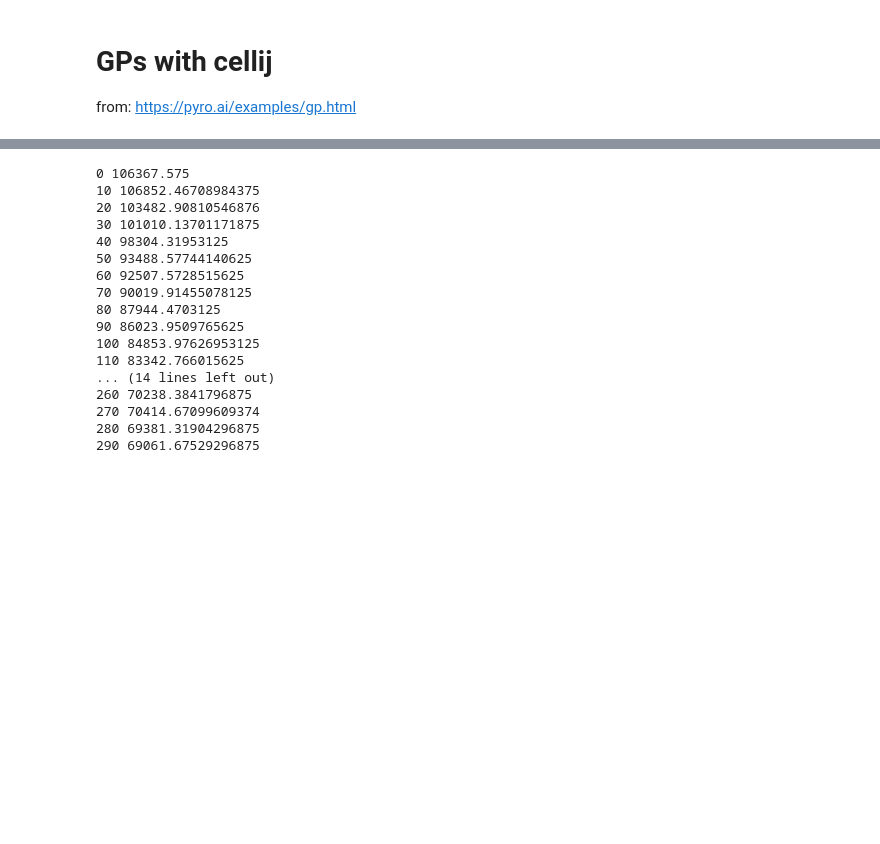
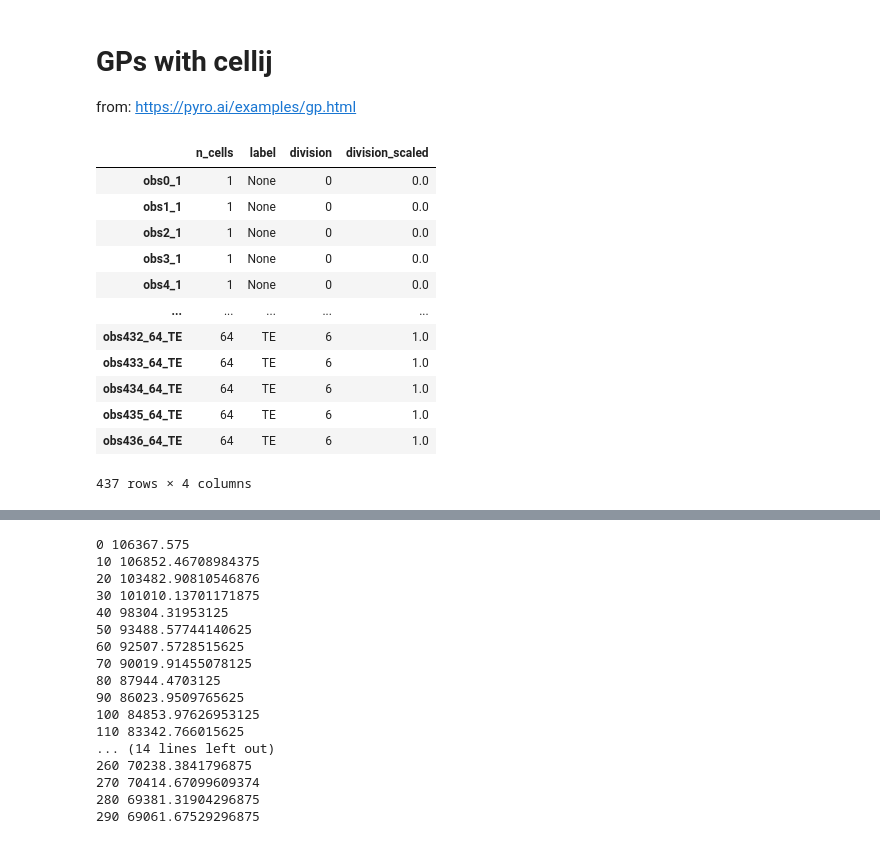
Before and after one commit to bioFAM/cellij, a Jupyter notebook: notebooks/new_gp.ipynb, the cells around one changed output, grey strips where cells are left out. Cells and saved outputs as stored; diff of their text form; code cells hidden in the pictures; blank space fills up the shorter version.

```diff
--- a/notebooks/new_gp.ipynb
+++ b/notebooks/new_gp.ipynb
@@ -15 +26,33 @@ import cellij
 pyro.set_rng_seed(0)
+# %%
+data = pd.read_csv("/Users/tim.treis/Downloads/guo2010_qpcr.csv", sep=",", index_col=0)
+
+modalities = {}
+cell_labels = data.index.values.tolist()
+data.index = [i.replace(" ", "_") for i in data.index.values.tolist()]
+data.index = [f"obs{idx}_{name}" for name, idx in zip(data.index, range(len(data.index)))]
+modalities["qPCR"] = anndata.AnnData(X=data, dtype="float32")
+
+mdata = mu.MuData(modalities)
+metadata = pd.DataFrame()
+metadata["n_cells"] = [int(label.split(" ")[0]) for label in cell_labels]
+metadata["label"] = [label.split(" ")[1] if len(label.split(" ")) == 2 else None for label in cell_labels]
+metadata["division"] = np.log2(metadata["n_cells"]).astype(int)
+metadata["division_scaled"] = metadata["division"] / 6
+metadata.index = mdata.obs.index
+mdata.obs = mdata.obs.join(metadata)
+mdata.obs
+# %% [output]
+|  | n_cells | label | division | division_scaled |
+| obs0_1 | 1 | None | 0 | 0.0 |
+| obs1_1 | 1 | None | 0 | 0.0 |
+| obs2_1 | 1 | None | 0 | 0.0 |
+| obs3_1 | 1 | None | 0 | 0.0 |
+| obs4_1 | 1 | None | 0 | 0.0 |
+| ... | ... | ... | ... | ... |
+| obs432_64_TE | 64 | TE | 6 | 1.0 |
+| obs433_64_TE | 64 | TE | 6 | 1.0 |
+| obs434_64_TE | 64 | TE | 6 | 1.0 |
+| obs435_64_TE | 64 | TE | 6 | 1.0 |
+| obs436_64_TE | 64 | TE | 6 | 1.0 |
+437 rows × 4 columns
```
Also changed, not shown: parts of 7 cells of this notebook, 1 other file.
